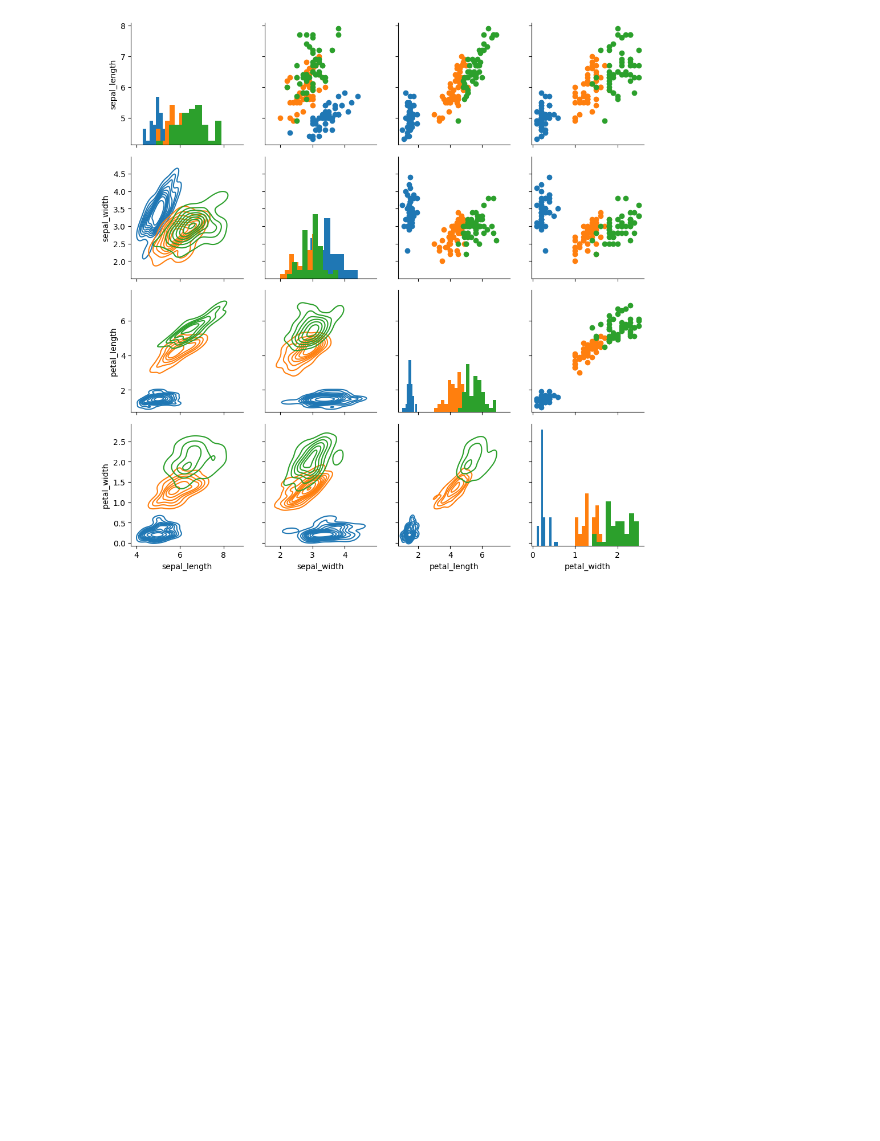
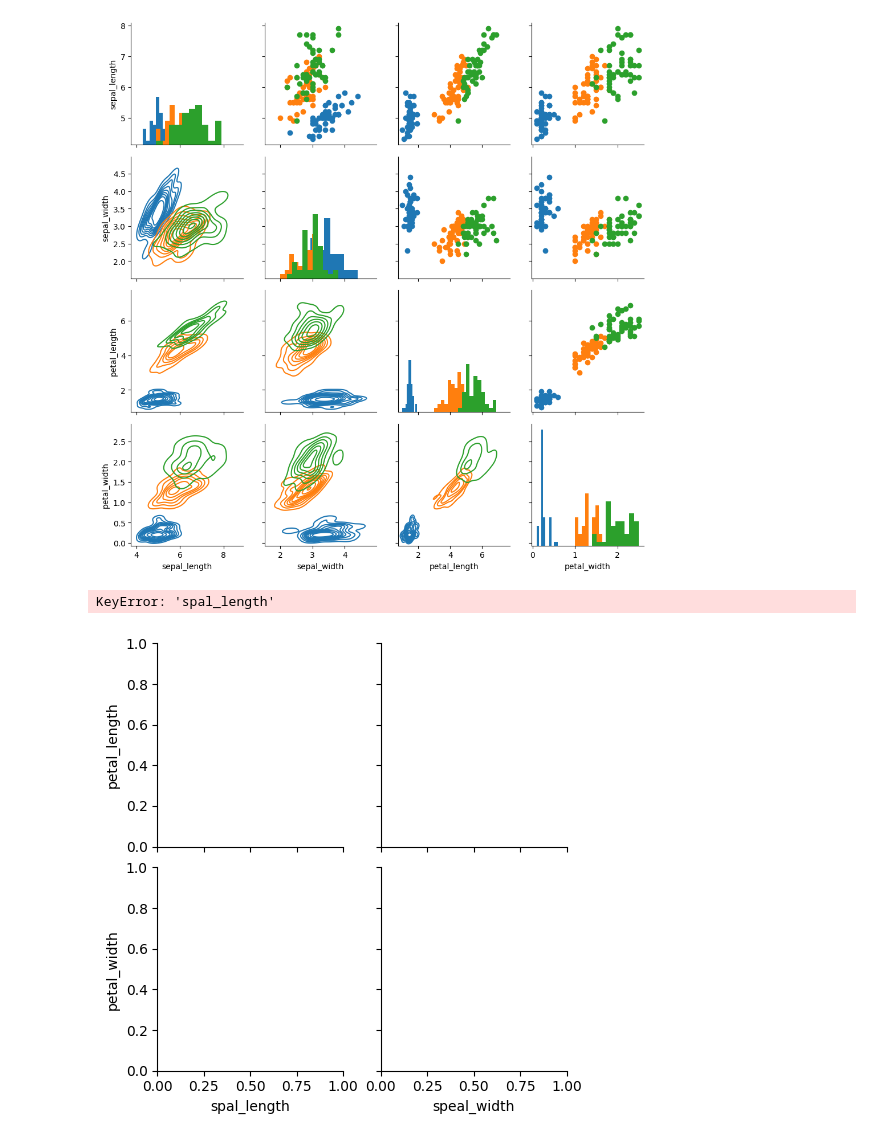
Before and after one commit to M-Hamza-Rao/Seaborn-Practice, a Jupyter notebook: PracticeCode.ipynb, the cells around one changed output. Drawn from its saved outputs; the diff is of its cells as text; code cells hidden in the pictures; blank space fills up the shorter version.

Commit message:
PairGrid2

```diff
--- a/PracticeCode.ipynb
+++ b/PracticeCode.ipynb
@@ -213,3 +213,13 @@ iris_g.map_lower(sns.kdeplot)
 # %% [output]
 <seaborn.axisgrid.PairGrid at 0x...>
 [figure]
+# %%
+iris_g2 = sns.PairGrid(iris_df, hue='species',
+                      x_vars=["spal_length", "speal_width"],
+                      y_vars=["petal_length", "petal_width"]
+                      )
+iris_g2.map(plt.scatter)
+iris_g2.add_legend()
+# %% [output]
+KeyError: 'spal_length'
+[figure, added]
```
